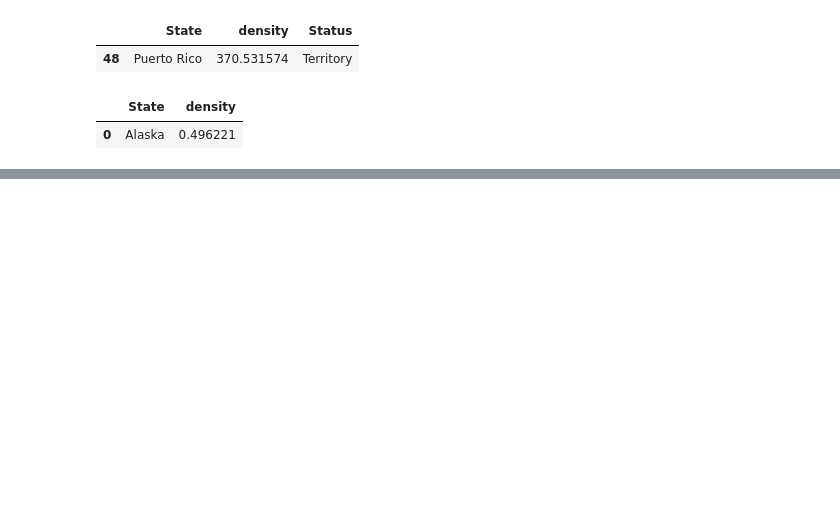
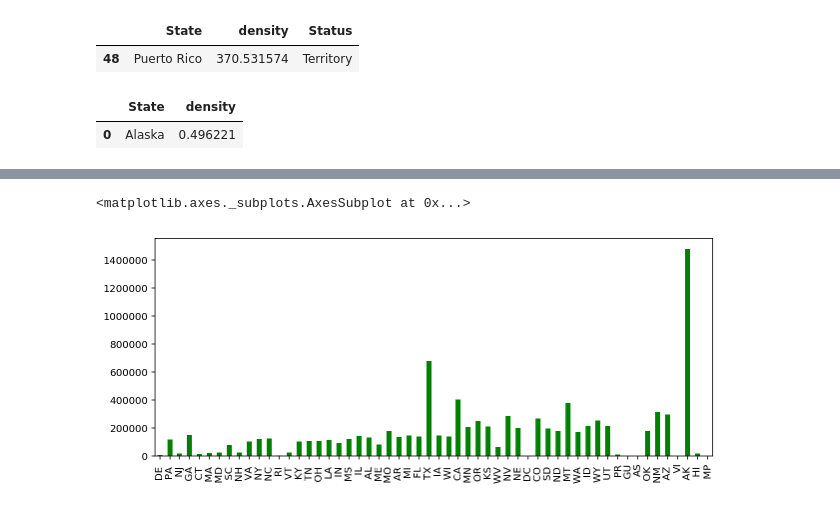
Before and after one commit to AnishSenthilkumar/ds_1300_notebooks, a Jupyter notebook: work/02_assignment.ipynb, the cells around one changed output, grey strips where cells are left out. Cells and saved outputs as stored; diff of their text form; code cells hidden in the pictures; blank space fills up the shorter version.

```diff
--- a/work/02_assignment.ipynb
+++ b/work/02_assignment.ipynb
@@ -184 +185,8 @@ SyntaxError: invalid syntax (<ipython-input-134-673f51fd8559>, line 4)
+# %%
+plot = table['Area_land'].plot(kind='bar',color=['green'],figsize=(10,4))
+plot.set_xticklabels(table['Abbreviation'])
+plot
+# %% [output]
+<matplotlib.axes._subplots.AxesSubplot at 0x...>
+[figure, added]
 # %%
```
Also changed, not shown: parts of 12 cells of this notebook.
